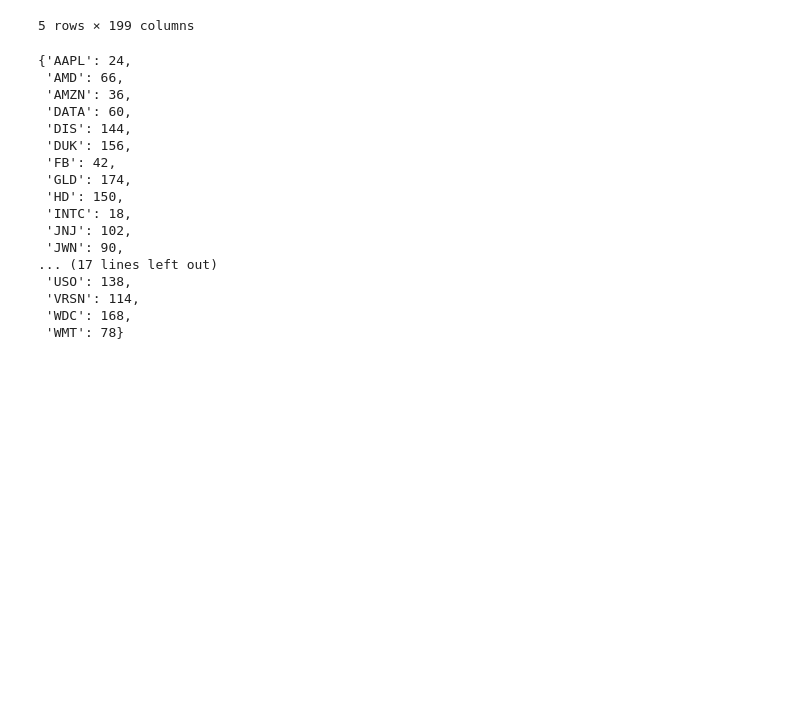
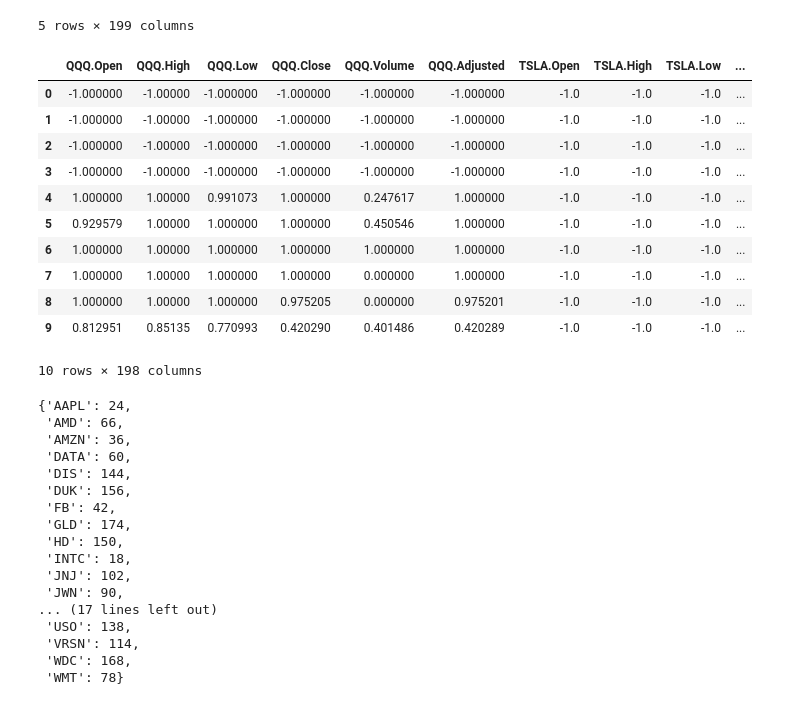
Before and after one commit to ngopal/HedgeFundData, a Jupyter notebook: forecast/DEV_MultipleInputs.ipynb, the cells around one changed output. Drawn from its saved outputs; the diff is of its cells as text; code cells hidden in the pictures; blank space fills up the shorter version.

```diff
--- a/forecast/DEV_MultipleInputs.ipynb
+++ b/forecast/DEV_MultipleInputs.ipynb
@@ -20 +24,16 @@ data.tail()
+# %%
+data.head(10)
+# %% [output]
+|  | QQQ.Open | QQQ.High | QQQ.Low | QQQ.Close | QQQ.Volume | QQQ.Adjusted | TSLA.Open | TSLA.High | TSLA.Low | ... |
+| 0 | -1.000000 | -1.00000 | -1.000000 | -1.000000 | -1.000000 | -1.000000 | -1.0 | -1.0 | -1.0 | ... |
+| 1 | -1.000000 | -1.00000 | -1.000000 | -1.000000 | -1.000000 | -1.000000 | -1.0 | -1.0 | -1.0 | ... |
+| 2 | -1.000000 | -1.00000 | -1.000000 | -1.000000 | -1.000000 | -1.000000 | -1.0 | -1.0 | -1.0 | ... |
+| 3 | -1.000000 | -1.00000 | -1.000000 | -1.000000 | -1.000000 | -1.000000 | -1.0 | -1.0 | -1.0 | ... |
+| 4 | 1.000000 | 1.00000 | 0.991073 | 1.000000 | 0.247617 | 1.000000 | -1.0 | -1.0 | -1.0 | ... |
+| 5 | 0.929579 | 1.00000 | 1.000000 | 1.000000 | 0.450546 | 1.000000 | -1.0 | -1.0 | -1.0 | ... |
+| 6 | 1.000000 | 1.00000 | 1.000000 | 1.000000 | 1.000000 | 1.000000 | -1.0 | -1.0 | -1.0 | ... |
+| 7 | 1.000000 | 1.00000 | 1.000000 | 1.000000 | 0.000000 | 1.000000 | -1.0 | -1.0 | -1.0 | ... |
+| 8 | 1.000000 | 1.00000 | 1.000000 | 0.975205 | 0.000000 | 0.975201 | -1.0 | -1.0 | -1.0 | ... |
+| 9 | 0.812951 | 0.85135 | 0.770993 | 0.420290 | 0.401486 | 0.420289 | -1.0 | -1.0 | -1.0 | ... |
+10 rows × 198 columns
 # %%
```
Also changed, not shown: parts of 16 cells of this notebook, 4 other files.
